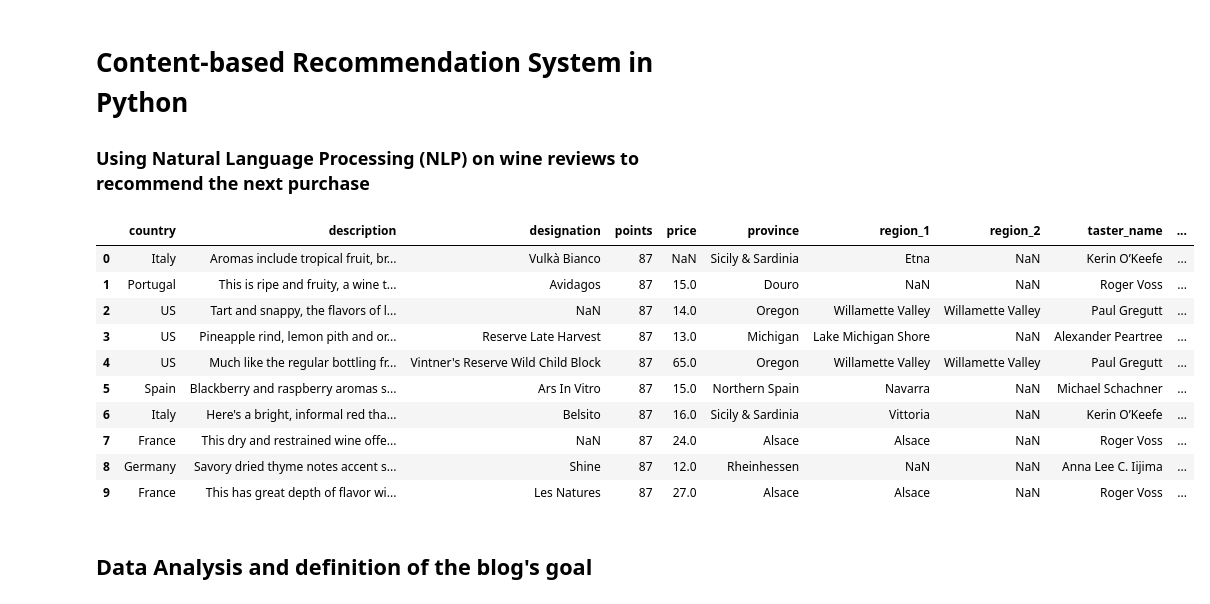
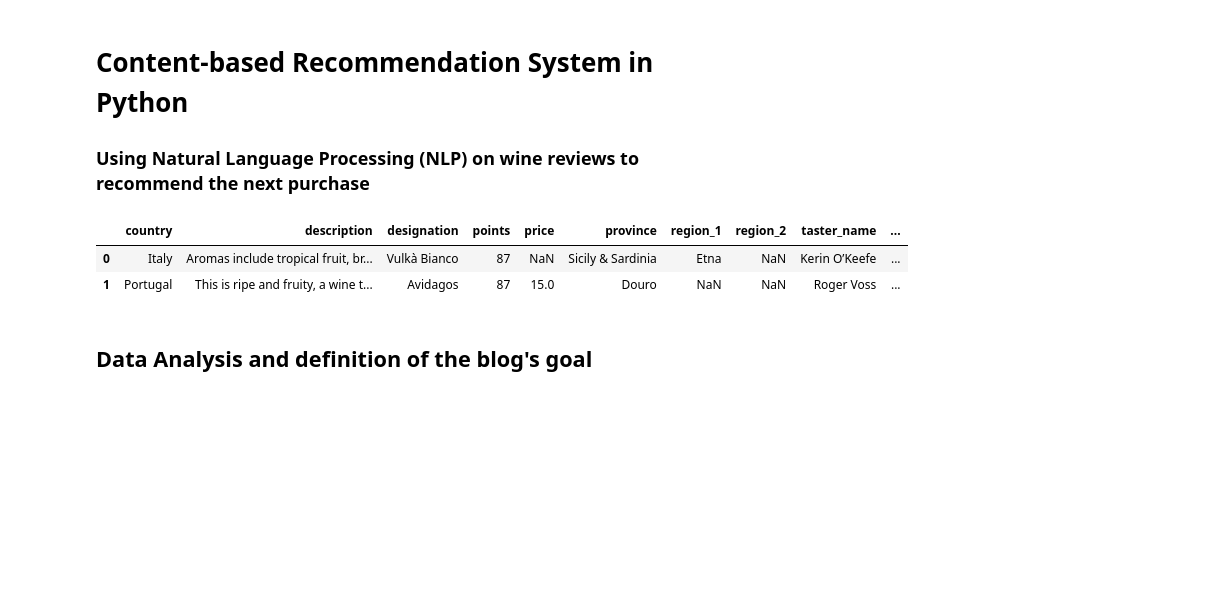
Before and after one commit to benjaminehr/Content_based_wine_recommender, a Jupyter notebook: Text Based Recommendation System With Wine Reviews.ipynb, the cells around one changed output. Drawn from its saved outputs; the diff is of its cells as text; code cells hidden in the pictures; blank space fills up the shorter version.

```diff
--- a/Text Based Recommendation System With Wine Reviews.ipynb
+++ b/Text Based Recommendation System With Wine Reviews.ipynb
@@ -33,21 +33,13 @@ pd.options.display.max_colwidth = 100
 # %%
 # Loading the data
 df = pd.read_csv('data/winemag-data-130k-v2.csv')
 del df['Unnamed: 0']
 # Show df to get an idea of the data
-df.head(10)
+df.head(2)
 # %% [output]
 |  | country | description | designation | points | price | province | region_1 | region_2 | taster_name | ... |
 | 0 | Italy | Aromas include tropical fruit, br... | Vulkà Bianco | 87 | NaN | Sicily & Sardinia | Etna | NaN | Kerin O’Keefe | ... |
 | 1 | Portugal | This is ripe and fruity, a wine t... | Avidagos | 87 | 15.0 | Douro | NaN | NaN | Roger Voss | ... |
-| 2 | US | Tart and snappy, the flavors of l... | NaN | 87 | 14.0 | Oregon | Willamette Valley | Willamette Valley | Paul Gregutt | ... |
-| 3 | US | Pineapple rind, lemon pith and or... | Reserve Late Harvest | 87 | 13.0 | Michigan | Lake Michigan Shore | NaN | Alexander Peartree | ... |
-| 4 | US | Much like the regular bottling fr... | Vintner's Reserve Wild Child Block | 87 | 65.0 | Oregon | Willamette Valley | Willamette Valley | Paul Gregutt | ... |
-| 5 | Spain | Blackberry and raspberry aromas s... | Ars In Vitro | 87 | 15.0 | Northern Spain | Navarra | NaN | Michael Schachner | ... |
-| 6 | Italy | Here's a bright, informal red tha... | Belsito | 87 | 16.0 | Sicily & Sardinia | Vittoria | NaN | Kerin O’Keefe | ... |
-| 7 | France | This dry and restrained wine offe... | NaN | 87 | 24.0 | Alsace | Alsace | NaN | Roger Voss | ... |
-| 8 | Germany | Savory dried thyme notes accent s... | Shine | 87 | 12.0 | Rheinhessen | NaN | NaN | Anna Lee C. Iijima | ... |
-| 9 | France | This has great depth of flavor wi... | Les Natures | 87 | 27.0 | Alsace | Alsace | NaN | Roger Voss | ... |
 # %% [markdown]
 ## Data Analysis and definition of the blog's goal
 # %% [markdown]
```
Also changed, not shown: parts of 9 cells of this notebook.
